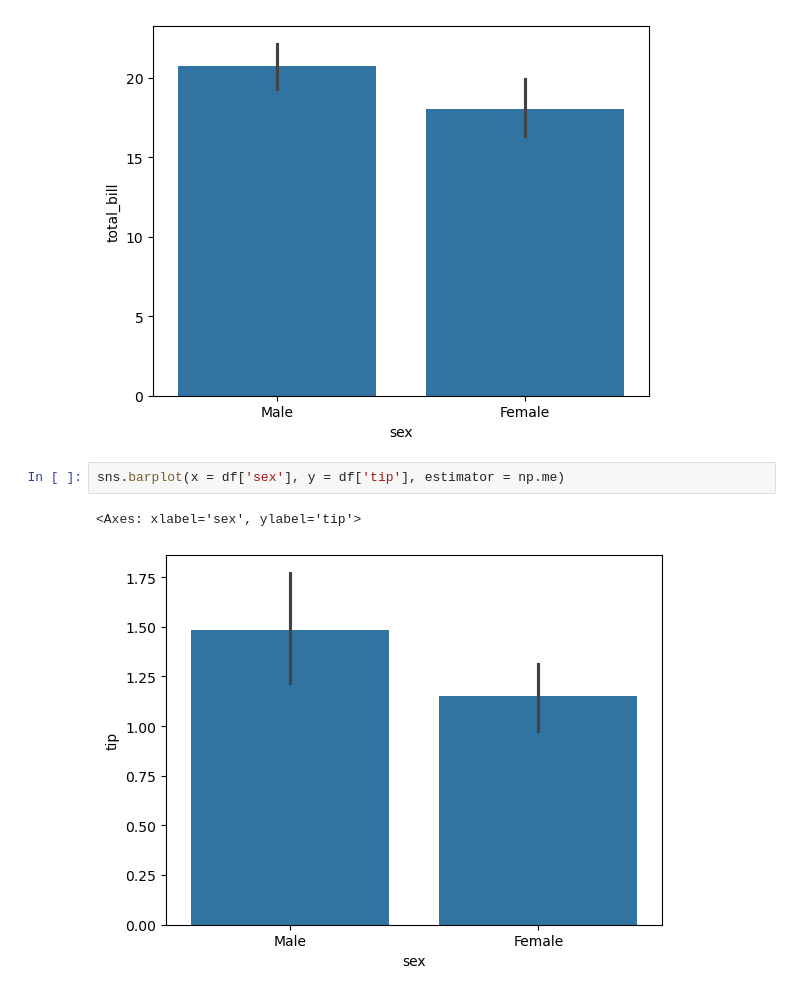
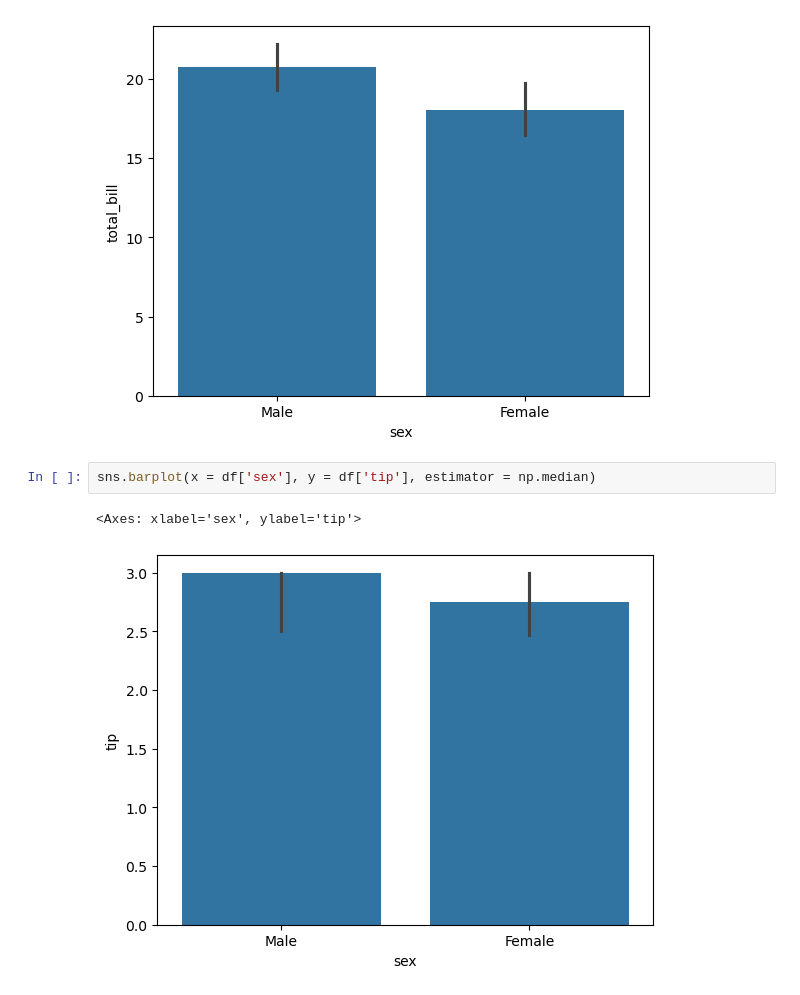
Before and after one commit to iamrohitkandpal/Python-Journey, a Jupyter notebook: Visualization/CategoricalPlots.ipynb, the cells around one changed output. Drawn from its saved outputs; the diff is of its cells as text.

Commit message:
Practiced the usage and working of vategorical and matrix plots.

```diff
--- a/Visualization/CategoricalPlots.ipynb
+++ b/Visualization/CategoricalPlots.ipynb
@@ -29,8 +44,8 @@ sns.barplot(x = df['sex'], y = df['total_bill'])
 <Axes: xlabel='sex', ylabel='total_bill'>
 [figure]
 # %%
-sns.barplot(x = df['sex'], y = df['tip'], estimator = np.me)
+sns.barplot(x = df['sex'], y = df['tip'], estimator = np.median)
 # %% [output]
 <Axes: xlabel='sex', ylabel='tip'>
-[figure, old version]
+[figure, new version]
 # %%
```
Also changed, not shown: parts of 6 cells of this notebook, 1 other file.
